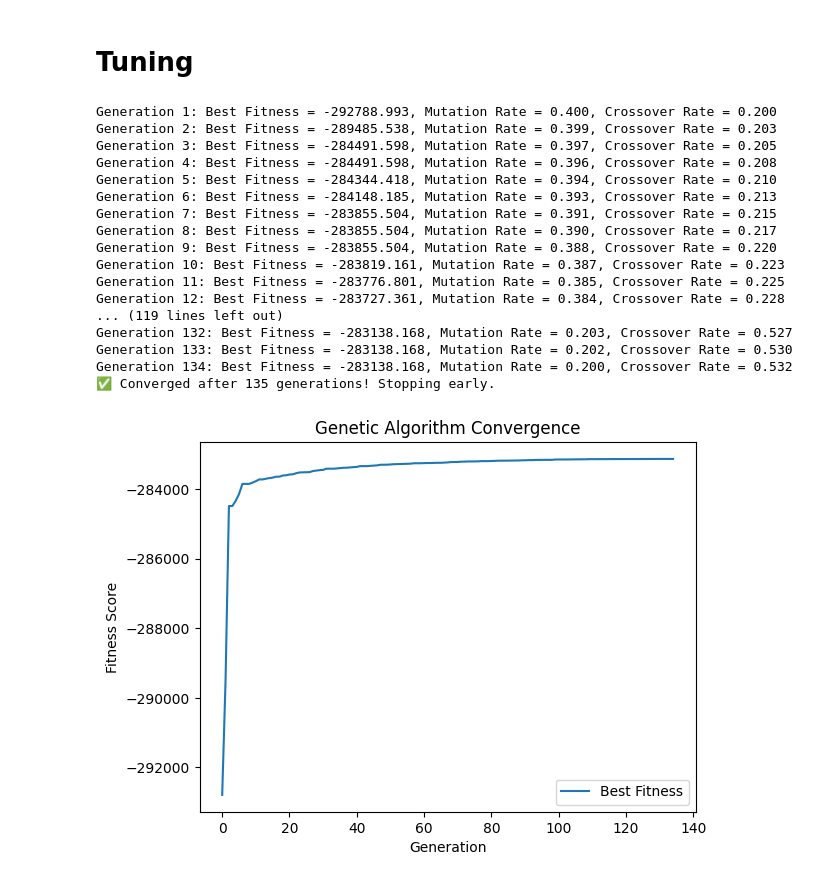
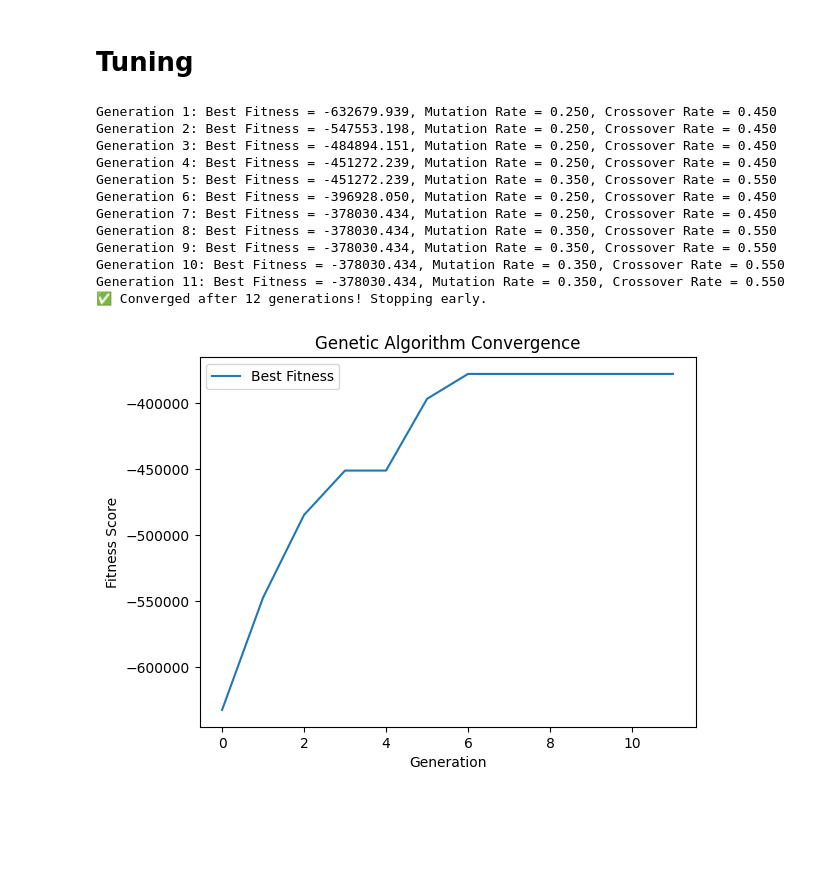
Before and after one commit to pathust/chess-bot, a Jupyter notebook: genetic_algorithm.ipynb, the cells around one changed output. Cells and saved outputs as stored; diff of their text form; code cells hidden in the pictures; blank space fills up the shorter version.

```diff
--- a/genetic_algorithm.ipynb
+++ b/genetic_algorithm.ipynb
@@ -258,16 +306,3 @@ def mutate_mixed(individual, mutation_rate=0.3, mutation_strength=0.1):
                 mutated[i] += step
 
     return mutated
-# %%
-def adaptive_mutation_rate(generation, max_generations, min_rate=0.1, max_rate=0.4):
-    """
-    Adaptive mutation rate: Decreases as generations progress.
-    """
-    return max_rate - (max_rate - min_rate) * (generation / max_generations)
-# %%
-
-def adaptive_crossover_rate(generation, max_generations, min_rate=0.2, max_rate=0.7):
-    """
-    Adaptive crossover rate: Increases as generations progress.
-    """
-    return min_rate + (max_rate - min_rate) * (generation / max_generations)
@@ -301,12 +401,10 @@ def genetic_algorithm(
     best_fitness_history = []
     best_fitness = -np.inf
     no_improvement_count = 0
+    mutation_rate = 0.3
+    crossover_rate = 0.4
 
     for generation in range(generations):
-        # Adaptive rates
-        mutation_rate = adaptive_mutation_rate(generation, generations)
-        crossover_rate = adaptive_crossover_rate(generation, generations)
-
         # Evaluate fitness for all individuals
         fitness_scores = np.array([fitness_function(ind) for ind in population])
 
@@ -317,6 +415,10 @@ def genetic_algorithm(
         # Track best fitness
         current_best_fitness = fitness_scores[sorted_indices[0]]
         best_fitness_history.append(current_best_fitness)
+
+        # Adaptive rates
+        mutation_rate = adaptive_mutation_rate(current_best_fitness, best_fitness, mutation_rate)
+        crossover_rate = adaptive_crossover_rate(current_best_fitness, best_fitness, crossover_rate)
 
         # Check if fitness improved
         if current_best_fitness > best_fitness:
@@ -335,7 +437,7 @@ def genetic_algorithm(
         for _ in range(population_size - elite_size):
             p1 = tournament_selection(population, fitness_scores, tournament_size)
             p2 = tournament_selection(population, fitness_scores, tournament_size)
-            child = crossover_mixed(p1, p2, crossover_rate=crossover_rate)
+            child = crossover_mixed(p1, p2, crossover_rate)
             child = mutate_mixed(child, mutation_rate, mutation_strength=0.1)
             new_population.append(child)
 
@@ -348,43 +450,41 @@ def genetic_algorithm(
 # %% [markdown]
 # Tuning
 # %%
-best_weights, best_fitness_history = genetic_algorithm(fitness_function, population_size=200, generations=200, convergence_threshold=5)
+best_weights, best_fitness_history = genetic_algorithm(fitness_function, population_size=100, generations=200, convergence_threshold=5)
 
 # Plot Convergence Graph
 plt.plot(best_fitness_history, label="Best Fitness")
 plt.xlabel("Generation")
 plt.ylabel("Fitness Score")
 plt.title("Genetic Algorithm Convergence")
 plt.legend()
 plt.show()
 
 print("Optimized Weights:", best_weights)
 
 chromosomes = [
-                1.0, 0.8, -1.2, 0.7, 1.15,
-                100, 300, 320, 500, 900, 10000,
-                10, 10,
-                20,
-                5,
-                10
+                1.0, 0.8, -1.2, 0.7, 1.15, 1.05, 0.85, -0.95, # trọng số tối ưu từng hàm
+                100, 300, 320, 500, 900, 10000, # giá trị từng quân cờ trong bàn cờ - cố định
+                10, 10, # pawn_structure
+                20, # king_safety
+                5,# mobility
+                10, # centrer_control
+                13, # piece-square table
+                15, # eva piece
+                13 # tempo
             ]
 print("Suggested weights fitness:", fitness_function(chromosomes))
 # %% [output]
-Generation 1: Best Fitness = -292788.993, Mutation Rate = 0.400, Crossover Rate = 0.200
-Generation 2: Best Fitness = -289485.538, Mutation Rate = 0.399, Crossover Rate = 0.203
-Generation 3: Best Fitness = -284491.598, Mutation Rate = 0.397, Crossover Rate = 0.205
-Generation 4: Best Fitness = -284491.598, Mutation Rate = 0.396, Crossover Rate = 0.208
-Generation 5: Best Fitness = -284344.418, Mutation Rate = 0.394, Crossover Rate = 0.210
-Generation 6: Best Fitness = -284148.185, Mutation Rate = 0.393, Crossover Rate = 0.213
-Generation 7: Best Fitness = -283855.504, Mutation Rate = 0.391, Crossover Rate = 0.215
-Generation 8: Best Fitness = -283855.504, Mutation Rate = 0.390, Crossover Rate = 0.217
-Generation 9: Best Fitness = -283855.504, Mutation Rate = 0.388, Crossover Rate = 0.220
-Generation 10: Best Fitness = -283819.161, Mutation Rate = 0.387, Crossover Rate = 0.223
-Generation 11: Best Fitness = -283776.801, Mutation Rate = 0.385, Crossover Rate = 0.225
-Generation 12: Best Fitness = -283727.361, Mutation Rate = 0.384, Crossover Rate = 0.228
-... (119 lines left out)
-Generation 132: Best Fitness = -283138.168, Mutation Rate = 0.203, Crossover Rate = 0.527
-Generation 133: Best Fitness = -283138.168, Mutation Rate = 0.202, Crossover Rate = 0.530
-Generation 134: Best Fitness = -283138.168, Mutation Rate = 0.200, Crossover Rate = 0.532
-✅ Converged after 135 generations! Stopping early.
+Generation 1: Best Fitness = -632679.939, Mutation Rate = 0.250, Crossover Rate = 0.450
+Generation 2: Best Fitness = -547553.198, Mutation Rate = 0.250, Crossover Rate = 0.450
+Generation 3: Best Fitness = -484894.151, Mutation Rate = 0.250, Crossover Rate = 0.450
+Generation 4: Best Fitness = -451272.239, Mutation Rate = 0.250, Crossover Rate = 0.450
+Generation 5: Best Fitness = -451272.239, Mutation Rate = 0.350, Crossover Rate = 0.550
+Generation 6: Best Fitness = -396928.050, Mutation Rate = 0.250, Crossover Rate = 0.450
+Generation 7: Best Fitness = -378030.434, Mutation Rate = 0.250, Crossover Rate = 0.450
+Generation 8: Best Fitness = -378030.434, Mutation Rate = 0.350, Crossover Rate = 0.550
+Generation 9: Best Fitness = -378030.434, Mutation Rate = 0.350, Crossover Rate = 0.550
+Generation 10: Best Fitness = -378030.434, Mutation Rate = 0.350, Crossover Rate = 0.550
+Generation 11: Best Fitness = -378030.434, Mutation Rate = 0.350, Crossover Rate = 0.550
+✅ Converged after 12 generations! Stopping early.
-[figure, old version]
+[figure, new version]
```
Also changed, not shown: parts of 10 cells of this notebook, 1 other file.
